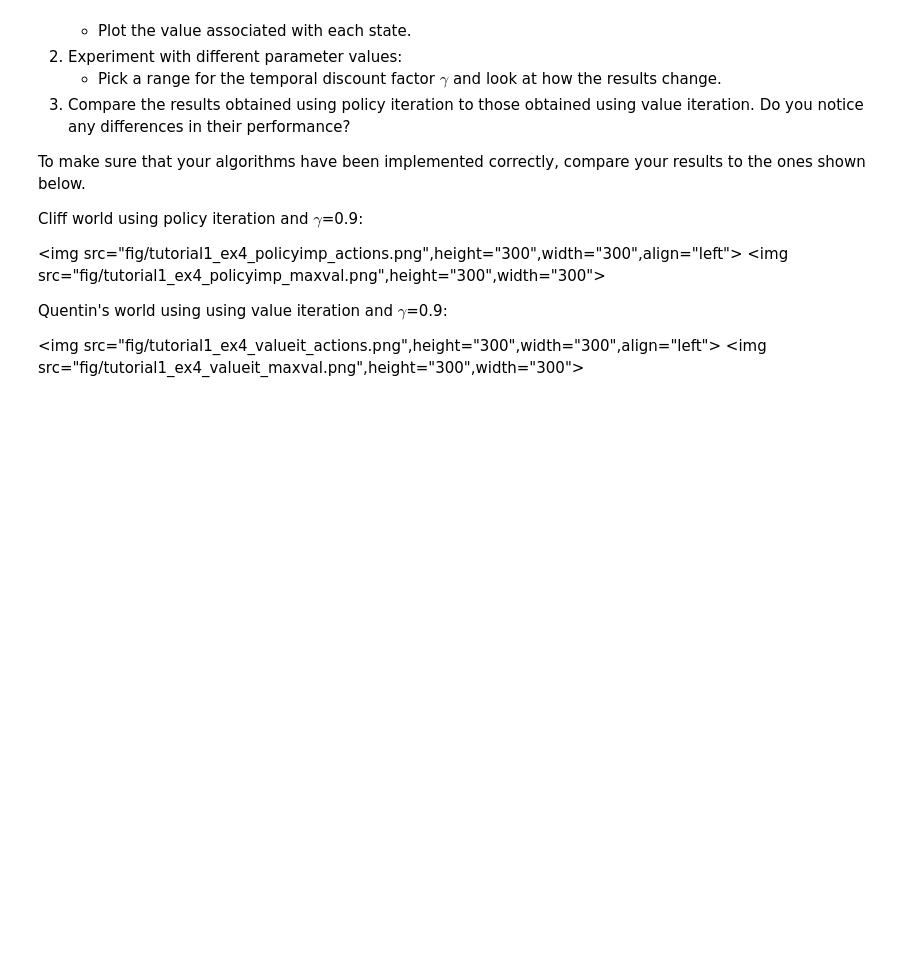
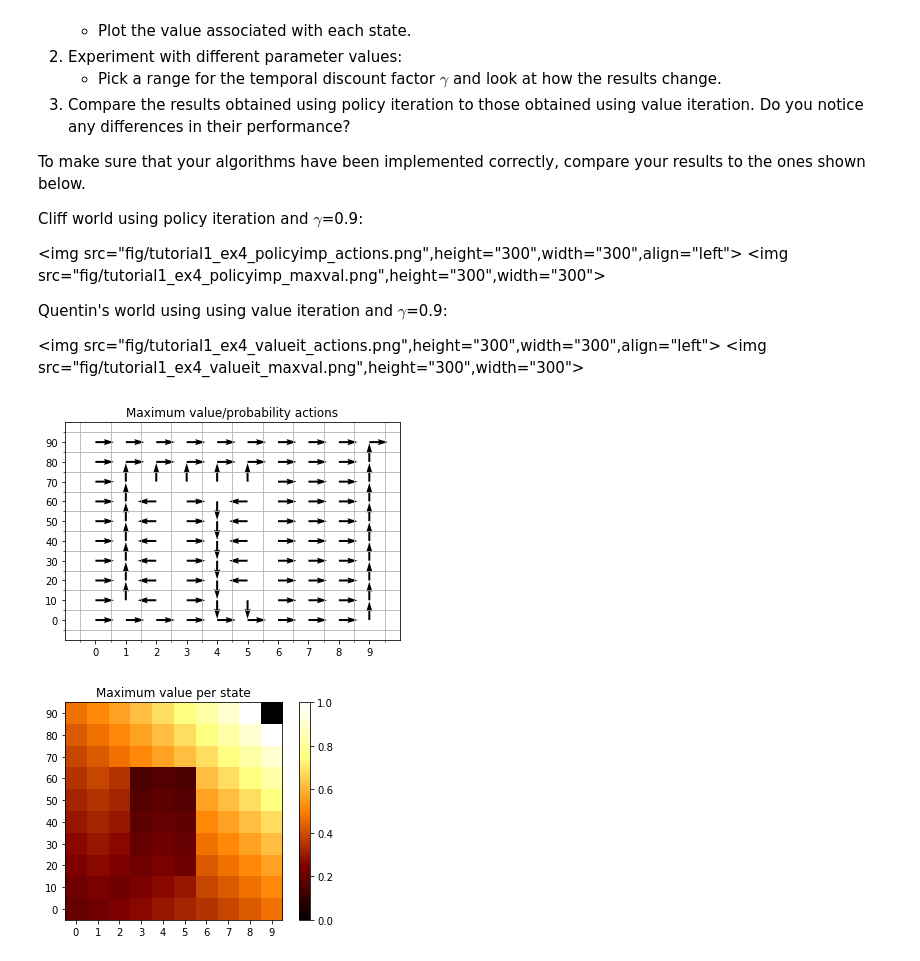
Before and after one commit to AStupidBear/ccnss2017_students_solutions, a Jupyter notebook: module2/day1_DP_MC/Module2_RL_day1.ipynb, the cells around one changed output. Cells and saved outputs as stored; diff of their text form; code cells hidden in the pictures; blank space fills up the shorter version.

```diff
--- a/module2/day1_DP_MC/Module2_RL_day1.ipynb
+++ b/module2/day1_DP_MC/Module2_RL_day1.ipynb
@@ -118,6 +119,7 @@ np.linalg.norm([1,29, 3], ord = inf)
 # %%
-def policy_evaluation(world, params, PI, theta):
+def policy_evaluation(params, PI, theta):
     delta = 1e10
+    world = params["environment"]
     V = np.zeros(world.n_states)
     while delta > theta:
         V_new = np.zeros_like(V)
@@ -125,7 +127,7 @@ def policy_evaluation(world, params, PI, theta):
             for a in range(world.n_actions):
                 next_state, reward = world.get_outcome(s, a)
                 if next_state != None:
-                    V_new[s] = PI[s, a] * (reward + params["gamma"] * V[next_state])
+                    V_new[s] += PI[s, a] * (reward + params["gamma"] * V[next_state])
         delta = np.linalg.norm(V - V_new, ord = inf)
         np.copyto(V, V_new)
     return V
@@ -143,3 +144,24 @@ array([ 0.125,  0.25 ,  0.5  ,  0.   ])
 1. Write the policy iteration algorithm.
 
 Tips: the function should take the default parameters and a threshold for the stopping criterium as input and return the optimal policy and the value function for the optimal policy; you should use the policy evaluation function written in Exercise 1.
+# %%
+def onestep_lookahead(params, V, s, a):
+    next_state, reward =  params["environment"].get_outcome(s, a)
+    v = (reward + params["gamma"] * V[next_state]) if next_state is not None else reward
+    return v
+# %%
+def policy_iteration(params, theta = 1e-4):
+    world = params["environment"]
+    V = np.zeros(world.n_states)
+    PI = np.ones((world.n_states, world.n_actions)) / world.n_actions
+    stable = False
+    while not stable:
+        V = policy_evaluation(params, PI, theta)
+        stable = True
+        for s in range(world.n_states):
+            b = argmax(PI[s, :])
+            a_max = argmax([onestep_lookahead(params, V, s, a) for a in range(world.n_actions)])
+            PI[s, :] = 0
+            PI[s, a_max] = 1
+            stable = False if b != a_max else stable
+    return PI, V
@@ -172,3 +229,20 @@ Quentin's world using using value iteration and $\gamma$=0.9:
 
 <img src="fig/tutorial1_ex4_valueit_actions.png",height="300",width="300",align="left">
 <img src="fig/tutorial1_ex4_valueit_maxval.png",height="300",width="300">
+# %%
+# world = worlds.cliff_world()
+world = worlds.quentins_world()
+params = default_params(world)
+params["gamma"] = 0.91
+
+# PI, V = value_iteration(params)
+PI, V = policy_iteration(params)
+
+plot_quiver_max_action(world, PI)
+
+plot_heatmap_max_val(world, V)
+
+plt.show()
+# %% [output]
+[figure, added]
+[figure, added]
```
Also changed, not shown: parts of 8 cells of this notebook.
